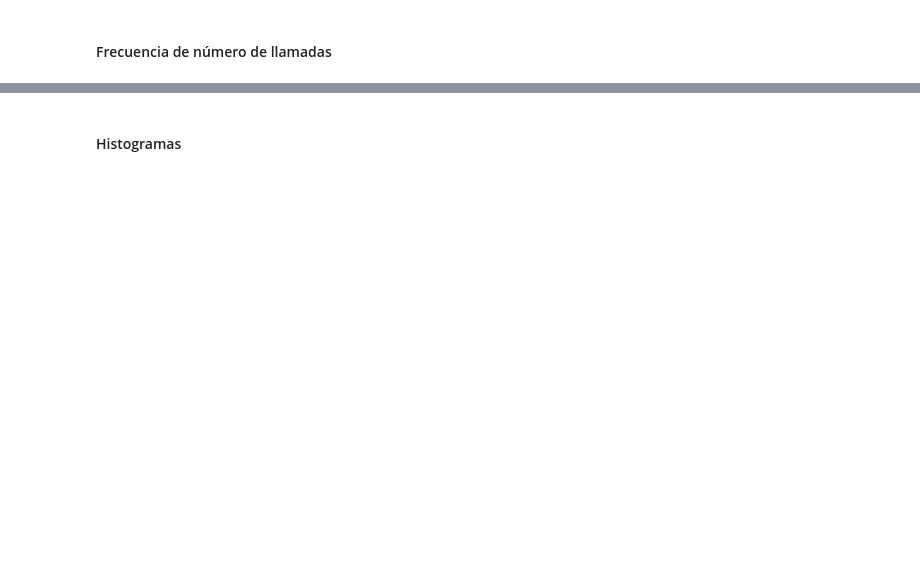
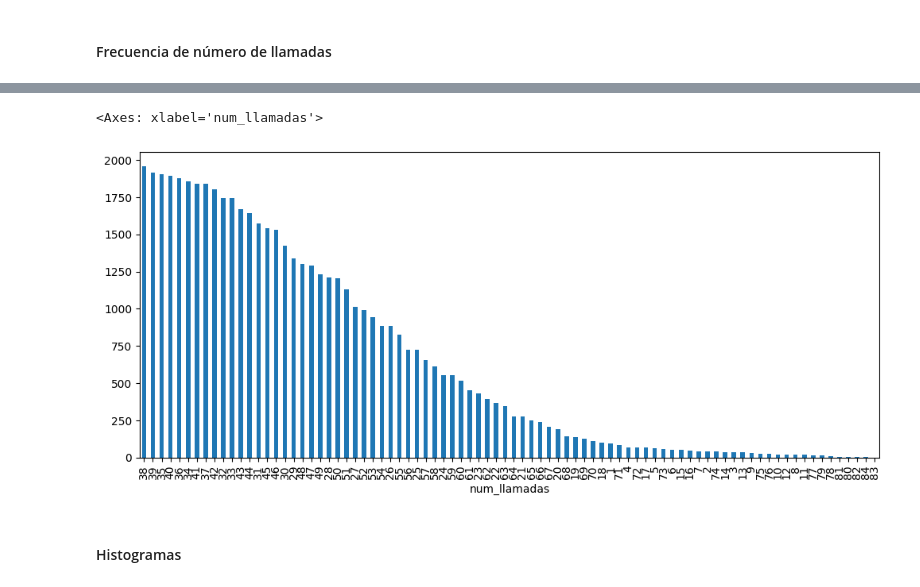
Before and after one commit to cgorricho/200eng_sim, a Jupyter notebook: pandas_sql_mensual.ipynb, the cells around one changed output, grey strips where cells are left out. Drawn from its saved outputs; the diff is of its cells as text; code cells hidden in the pictures; blank space fills up the shorter version.

```diff
--- a/pandas_sql_mensual.ipynb
+++ b/pandas_sql_mensual.ipynb
@@ -487,5 +944,8 @@ df_dest.num_llamadas.value_counts()
 # %%
-df_dest.num_llamadas.value_counts().plot(kind='bar')
+df_dest.num_llamadas.value_counts().plot(kind='bar', figsize=(12,5))
+# %% [output]
+<Axes: xlabel='num_llamadas'>
+[figure, added]
 # %% [markdown]
 #### Histogramas
 # %%
```
Also changed, not shown: parts of 61 cells of this notebook, 2 other files.
